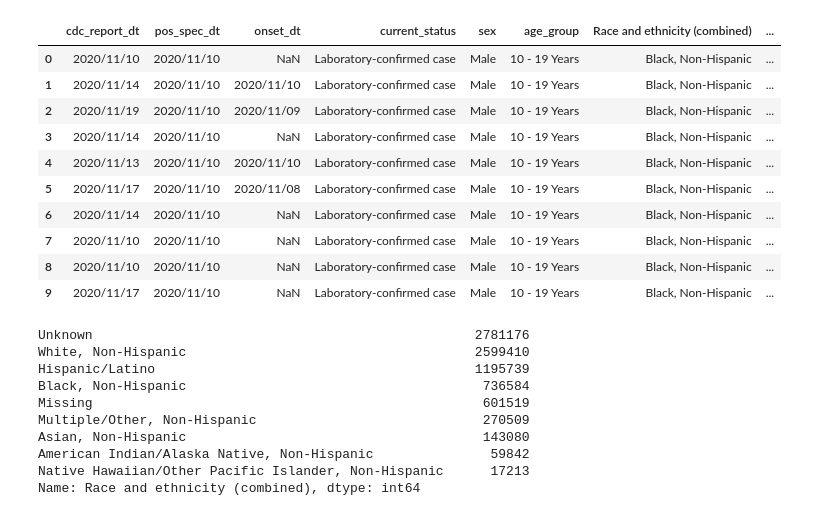
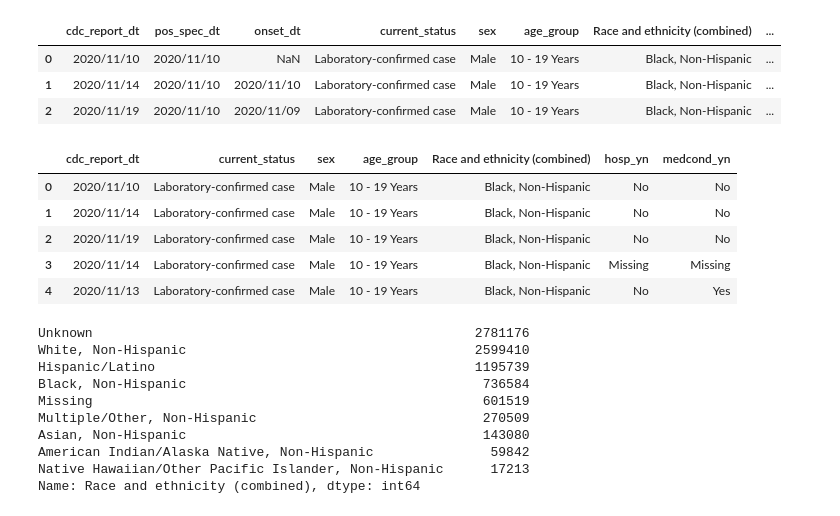
Before and after one commit to jforbis/rougeSquadron, a Jupyter notebook: JupyterScripts/StevensCleanData.ipynb, the cells around one changed output. Drawn from its saved outputs; the diff is of its cells as text; code cells hidden in the pictures.

```diff
--- a/JupyterScripts/StevensCleanData.ipynb
+++ b/JupyterScripts/StevensCleanData.ipynb
@@ -11,24 +11,26 @@ cdcPath = "../../../COVID-19_Case_Surveillance_Public_Use_Data.csv"
 # %%
 # Create data frame from CSV file variable(path) using pandas .read_csv() method
 cdcDf = pd.read_csv(cdcPath, low_memory=False)
 
 # Print out first 10 rows for inspection
-cdcDf.head(10)
+cdcDf.head(3)
 # %% [output]
 |  | cdc_report_dt | pos_spec_dt | onset_dt | current_status | sex | age_group | Race and ethnicity (combined) | ... |
 | 0 | 2020/11/10 | 2020/11/10 | NaN | Laboratory-confirmed case | Male | 10 - 19 Years | Black, Non-Hispanic | ... |
 | 1 | 2020/11/14 | 2020/11/10 | 2020/11/10 | Laboratory-confirmed case | Male | 10 - 19 Years | Black, Non-Hispanic | ... |
 | 2 | 2020/11/19 | 2020/11/10 | 2020/11/09 | Laboratory-confirmed case | Male | 10 - 19 Years | Black, Non-Hispanic | ... |
-| 3 | 2020/11/14 | 2020/11/10 | NaN | Laboratory-confirmed case | Male | 10 - 19 Years | Black, Non-Hispanic | ... |
-| 4 | 2020/11/13 | 2020/11/10 | 2020/11/10 | Laboratory-confirmed case | Male | 10 - 19 Years | Black, Non-Hispanic | ... |
-| 5 | 2020/11/17 | 2020/11/10 | 2020/11/08 | Laboratory-confirmed case | Male | 10 - 19 Years | Black, Non-Hispanic | ... |
-| 6 | 2020/11/14 | 2020/11/10 | NaN | Laboratory-confirmed case | Male | 10 - 19 Years | Black, Non-Hispanic | ... |
-| 7 | 2020/11/10 | 2020/11/10 | NaN | Laboratory-confirmed case | Male | 10 - 19 Years | Black, Non-Hispanic | ... |
-| 8 | 2020/11/10 | 2020/11/10 | NaN | Laboratory-confirmed case | Male | 10 - 19 Years | Black, Non-Hispanic | ... |
-| 9 | 2020/11/17 | 2020/11/10 | NaN | Laboratory-confirmed case | Male | 10 - 19 Years | Black, Non-Hispanic | ... |
 # %%
 # Dropping unnecessary columns
 cutCdcDf = cdcDf.drop(['pos_spec_dt', 'onset_dt','icu_yn','death_yn'], axis=1)
+
+cutCdcDf.head()
+# %% [output]
+|  | cdc_report_dt | current_status | sex | age_group | Race and ethnicity (combined) | hosp_yn | medcond_yn |
+| 0 | 2020/11/10 | Laboratory-confirmed case | Male | 10 - 19 Years | Black, Non-Hispanic | No | No |
+| 1 | 2020/11/14 | Laboratory-confirmed case | Male | 10 - 19 Years | Black, Non-Hispanic | No | No |
+| 2 | 2020/11/19 | Laboratory-confirmed case | Male | 10 - 19 Years | Black, Non-Hispanic | No | No |
+| 3 | 2020/11/14 | Laboratory-confirmed case | Male | 10 - 19 Years | Black, Non-Hispanic | Missing | Missing |
+| 4 | 2020/11/13 | Laboratory-confirmed case | Male | 10 - 19 Years | Black, Non-Hispanic | No | Yes |
 # %%
 # Checking values in Race and Ethnicity to identify possible invalid/missing values
 cdcDf['Race and ethnicity (combined)'].value_counts()
```
Also changed, not shown: parts of 4 cells of this notebook.
